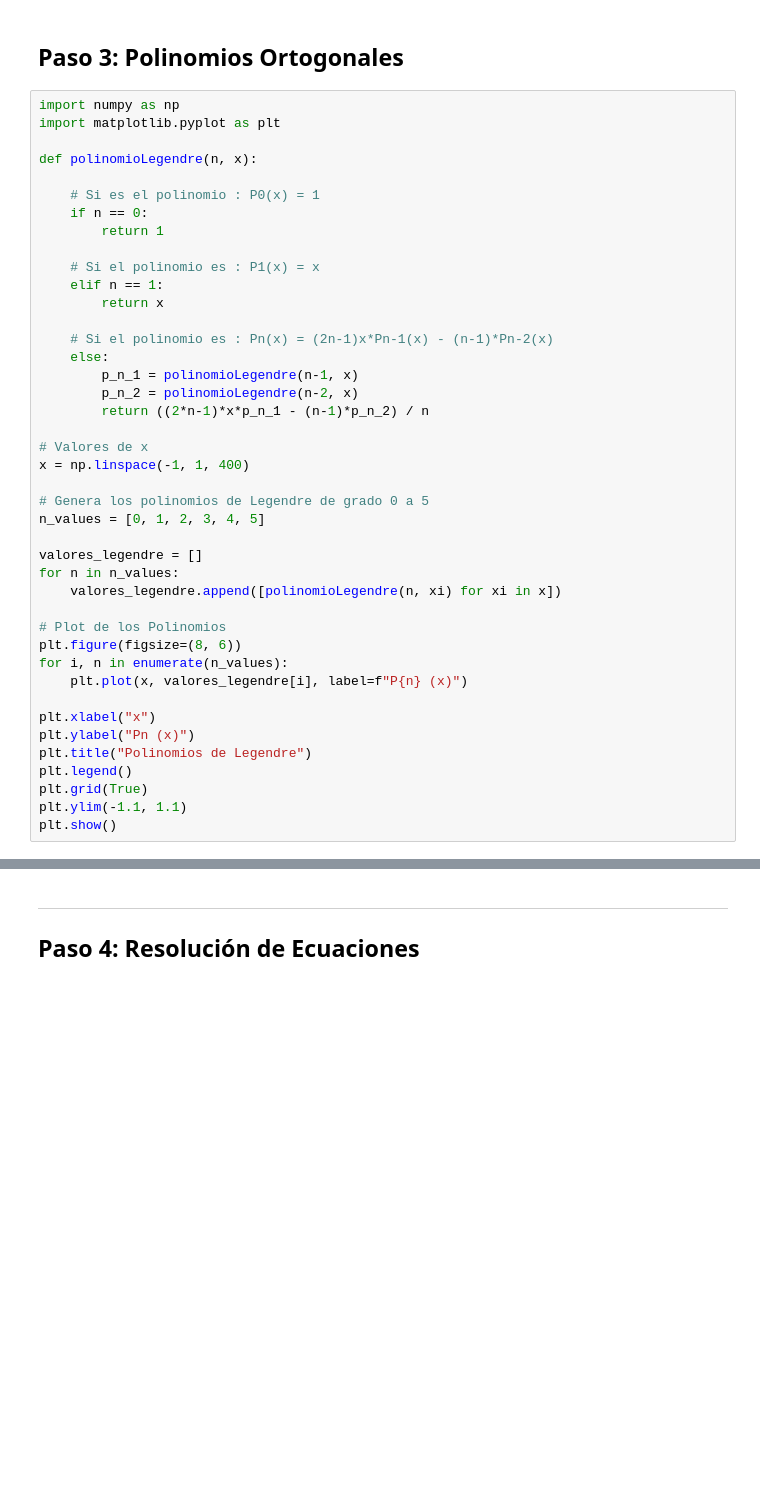
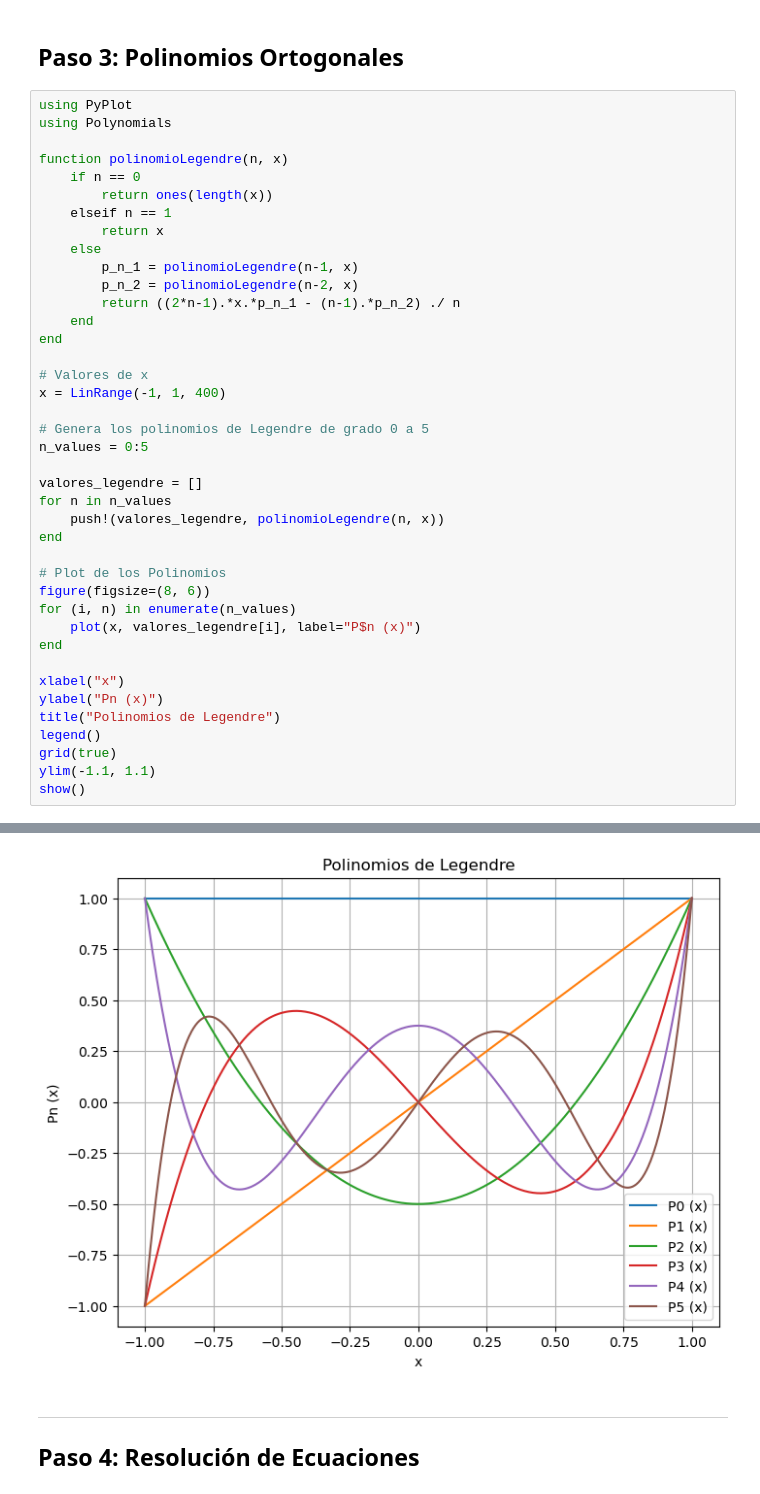
Before and after one commit to ElAdagioDeJP/Calculo_Numerico_Grupal, a Jupyter notebook: Roller_Coaster_Eval_3/Roller_coaster_Numerological.ipynb, the cells around one changed output, grey strips where cells are left out. Drawn from its saved outputs; the diff is of its cells as text; blank space fills up the shorter version.

```diff
--- a/Roller_Coaster_Eval_3/Roller_coaster_Numerological.ipynb
+++ b/Roller_Coaster_Eval_3/Roller_coaster_Numerological.ipynb
@@ -276,44 +276,43 @@ coef_determinación r2 = 0.8184186678749447
 # %% [markdown]
 ## Paso 3: Polinomios Ortogonales
 # %%
-import numpy as np
-import matplotlib.pyplot as plt
+using PyPlot
+using Polynomials
 
-def polinomioLegendre(n, x):
-
-    # Si es el polinomio : P0(x) = 1
-    if n == 0:
-        return 1
-
-    # Si el polinomio es : P1(x) = x
-    elif n == 1:
+function polinomioLegendre(n, x)
+    if n == 0
+        return ones(length(x))
+    elseif n == 1
         return x
-
-    # Si el polinomio es : Pn(x) = (2n-1)x*Pn-1(x) - (n-1)*Pn-2(x)
-    else:
+    else
         p_n_1 = polinomioLegendre(n-1, x)
         p_n_2 = polinomioLegendre(n-2, x)
-        return ((2*n-1)*x*p_n_1 - (n-1)*p_n_2) / n
+        return ((2*n-1).*x.*p_n_1 - (n-1).*p_n_2) ./ n
+    end
+end
 
 # Valores de x
-x = np.linspace(-1, 1, 400)
+x = LinRange(-1, 1, 400)
 
 # Genera los polinomios de Legendre de grado 0 a 5
-n_values = [0, 1, 2, 3, 4, 5]
+n_values = 0:5
 
 valores_legendre = []
-for n in n_values:
-    valores_legendre.append([polinomioLegendre(n, xi) for xi in x])
+for n in n_values
+    push!(valores_legendre, polinomioLegendre(n, x))
+end
 
 # Plot de los Polinomios
-plt.figure(figsize=(8, 6))
-for i, n in enumerate(n_values):
-    plt.plot(x, valores_legendre[i], label=f"P{n} (x)")
+figure(figsize=(8, 6))
+for (i, n) in enumerate(n_values)
+    plot(x, valores_legendre[i], label="P$n (x)")
+end
 
-plt.xlabel("x")
-plt.ylabel("Pn (x)")
-plt.title("Polinomios de Legendre")
-plt.legend()
-plt.grid(True)
-plt.ylim(-1.1, 1.1)
-plt.show()
+xlabel("x")
+ylabel("Pn (x)")
+title("Polinomios de Legendre")
+legend()
+grid(true)
+ylim(-1.1, 1.1)
+show()
+# %% [output]
@@ -320,3 +352,4 @@ plt.show()
+[figure, added]
 # %% [markdown]
 <hr>
 
```
Also changed, not shown: parts of 1 cell of this notebook.
